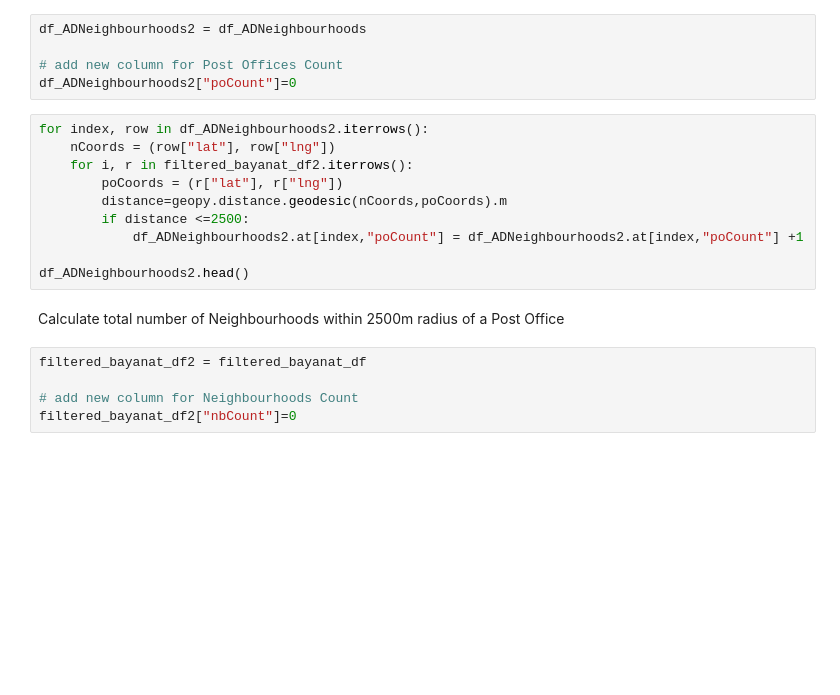
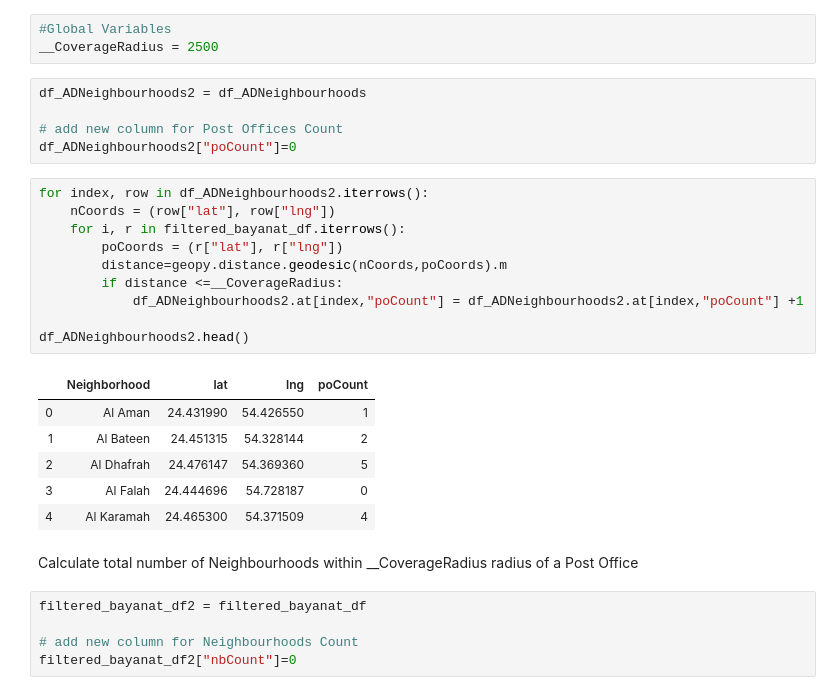
Before and after one commit to ZssAsh/Coursera_Capstone, a Jupyter notebook: DataScienceCapstoneProject.ipynb, the cells around one changed output. Drawn from its saved outputs; the diff is of its cells as text; blank space fills up the shorter version.

```diff
--- a/DataScienceCapstoneProject.ipynb
+++ b/DataScienceCapstoneProject.ipynb
@@ -400,6 +375,9 @@ Neighbourhoods_map
 ## Data Analysis
 # %% [markdown]
 Calculate total number of post offcies within 2500m radius of a Neighbourhood
+# %%
+#Global Variables
+__CoverageRadius = 2500
 # %%
 df_ADNeighbourhoods2 = df_ADNeighbourhoods
 
@@ -408,15 +386,22 @@ df_ADNeighbourhoods2["poCount"]=0
 # %%
 for index, row in df_ADNeighbourhoods2.iterrows():
     nCoords = (row["lat"], row["lng"])
-    for i, r in filtered_bayanat_df2.iterrows():
+    for i, r in filtered_bayanat_df.iterrows():
         poCoords = (r["lat"], r["lng"])
         distance=geopy.distance.geodesic(nCoords,poCoords).m
-        if distance <=2500:
+        if distance <=__CoverageRadius:
             df_ADNeighbourhoods2.at[index,"poCount"] = df_ADNeighbourhoods2.at[index,"poCount"] +1
 
 df_ADNeighbourhoods2.head()
+# %% [output]
+|  | Neighborhood | lat | lng | poCount |
+| 0 | Al Aman | 24.431990 | 54.426550 | 1 |
+| 1 | Al Bateen | 24.451315 | 54.328144 | 2 |
+| 2 | Al Dhafrah | 24.476147 | 54.369360 | 5 |
+| 3 | Al Falah | 24.444696 | 54.728187 | 0 |
+| 4 | Al Karamah | 24.465300 | 54.371509 | 4 |
 # %% [markdown]
-Calculate total number of Neighbourhoods within 2500m radius of a Post Office
+Calculate total number of Neighbourhoods within __CoverageRadius radius of a Post Office
 # %%
 filtered_bayanat_df2 = filtered_bayanat_df
 
```
Also changed, not shown: parts of 44 cells of this notebook, 1 other file.
